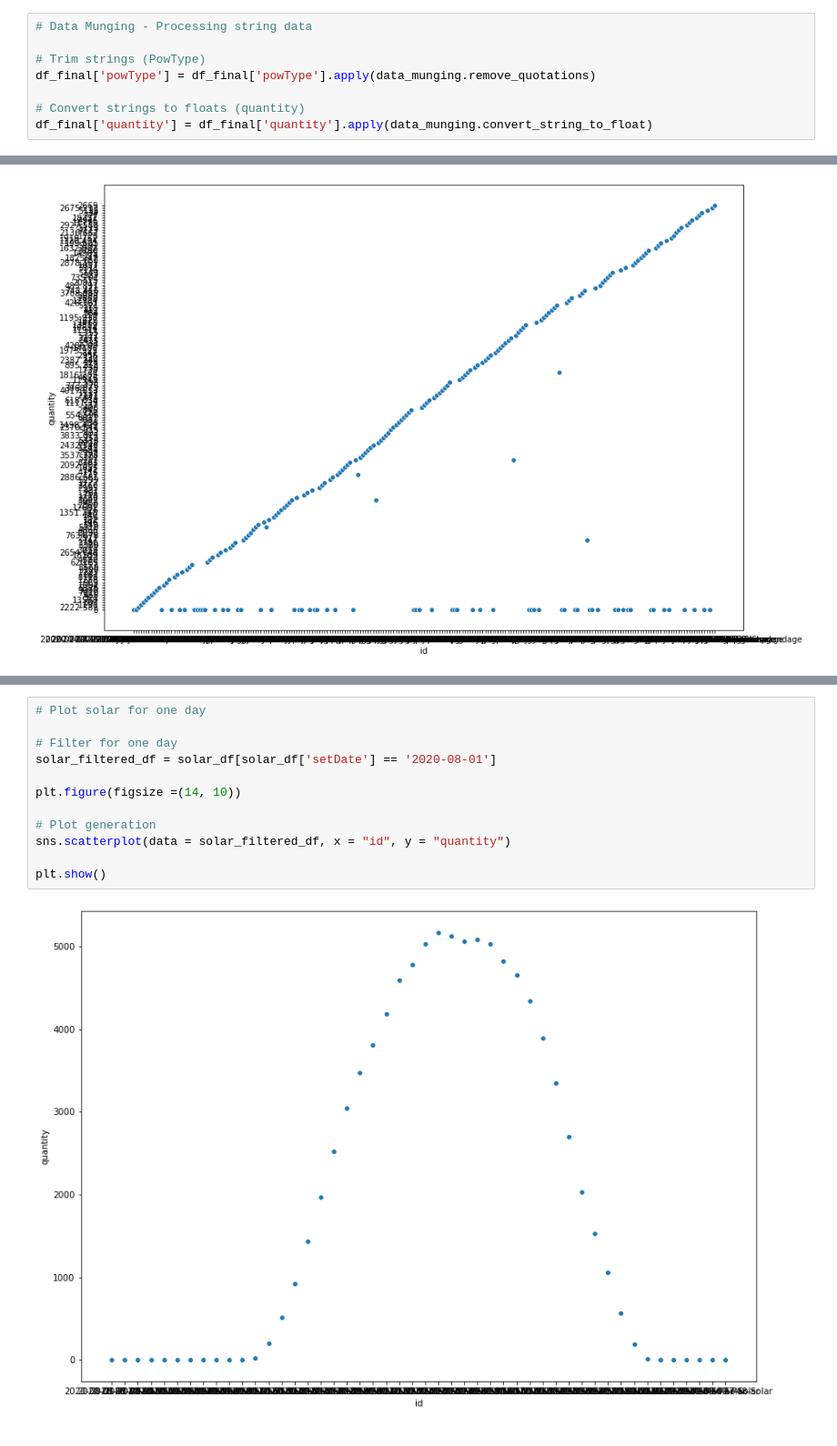
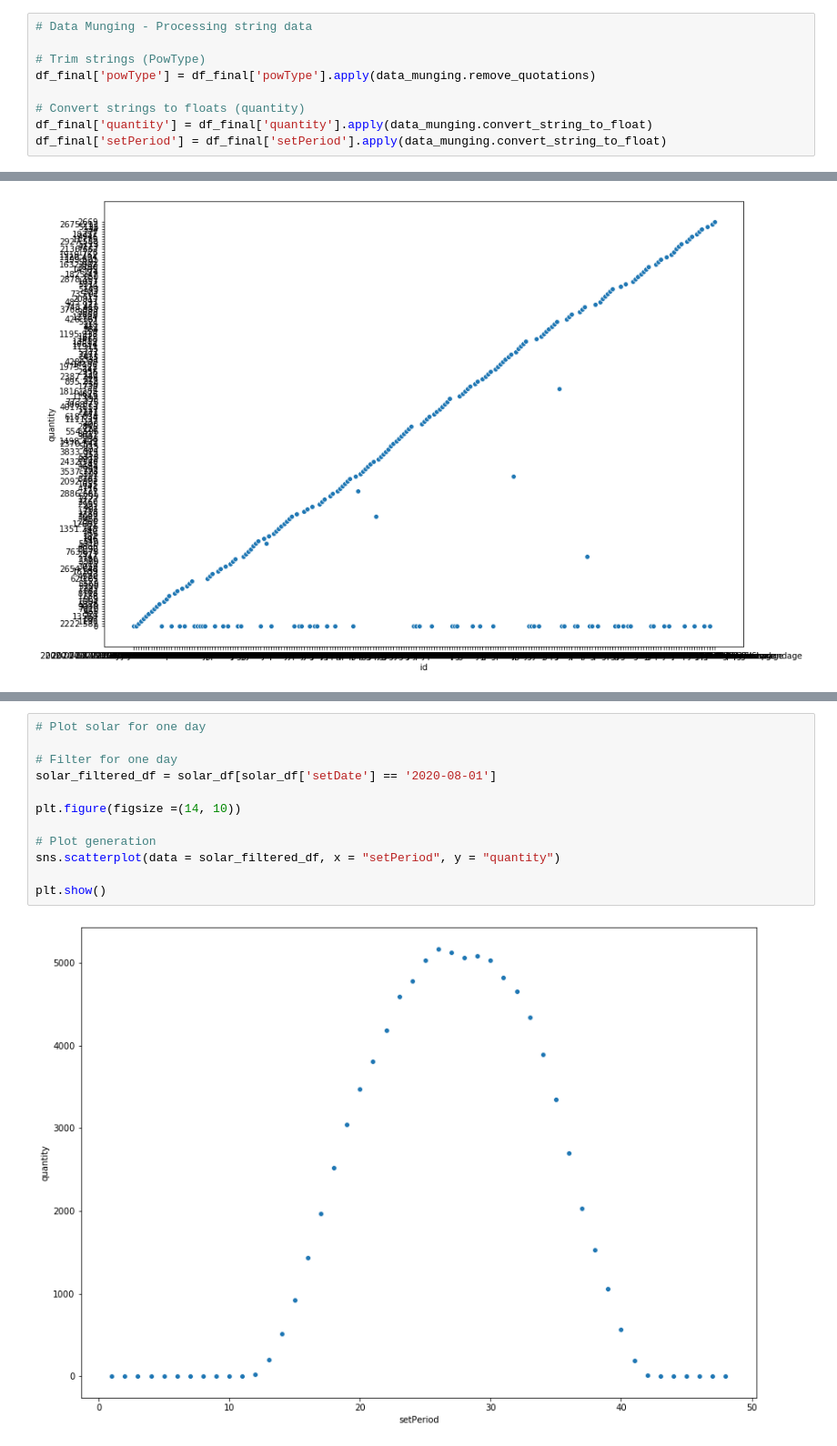
Before and after one commit to PMetcalf/GensetSimulation, a Jupyter notebook: data_analytics/notebooks/1.0-pm-eda.ipynb, the cells around one changed output, grey strips where cells are left out. Shown: that part at 91% size. Saved outputs shown, nothing was run; the diff lists cells and outputs as text.

```diff
--- a/data_analytics/notebooks/1.0-pm-eda.ipynb
+++ b/data_analytics/notebooks/1.0-pm-eda.ipynb
@@ -66,6 +66,7 @@ df_final['powType'] = df_final['powType'].apply(data_munging.remove_quotations)
 
 # Convert strings to floats (quantity)
 df_final['quantity'] = df_final['quantity'].apply(data_munging.convert_string_to_float)
+df_final['setPeriod'] = df_final['setPeriod'].apply(data_munging.convert_string_to_float)
 # %%
 # Create small test sample for eda
 eda_subset, eda_discard = train_test_split(df_final, test_size = 0.99, random_state = 42)
@@ -108,14 +109,14 @@ None
 # %%
 # Plot solar for one day
 
 # Filter for one day
 solar_filtered_df = solar_df[solar_df['setDate'] == '2020-08-01']
 
 plt.figure(figsize =(14, 10))
 
 # Plot generation
-sns.scatterplot(data = solar_filtered_df, x = "id", y = "quantity")
+sns.scatterplot(data = solar_filtered_df, x = "setPeriod", y = "quantity")
 
 plt.show()
 # %% [output]
-[figure, old version]
+[figure, new version]
```
Also changed, not shown: parts of 2 cells of this notebook.
